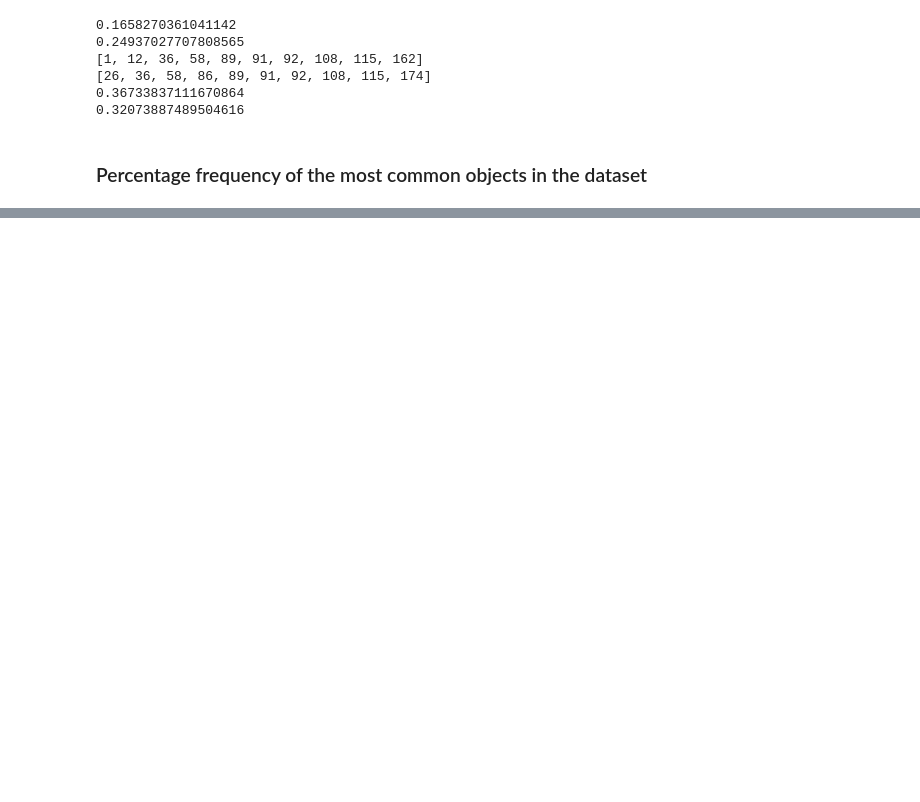
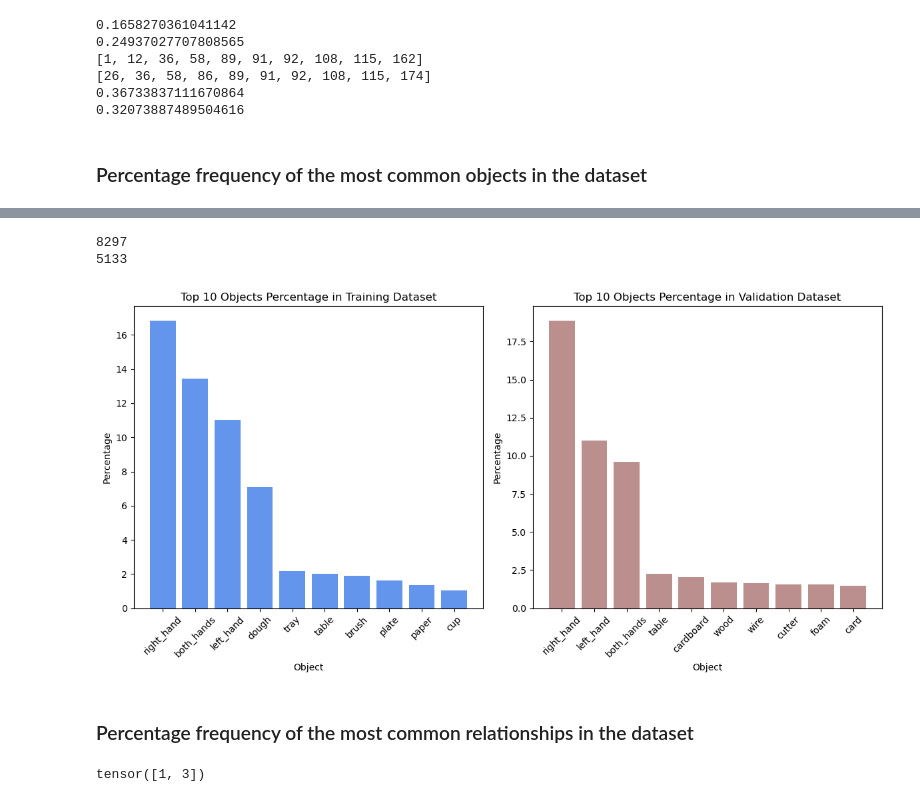
Before and after one commit to scoleri-mr/easg_classification, a Jupyter notebook: dataset_analysis.ipynb, the cells around one changed output, grey strips where cells are left out. Drawn from its saved outputs; the diff is of its cells as text; code cells hidden in the pictures; blank space fills up the shorter version.

```diff
--- a/dataset_analysis.ipynb
+++ b/dataset_analysis.ipynb
@@ -246,0 +252,75 @@ Validation dataset contains 166 graphs with multiple relationships objects (4.34
+# %%
+objs_list_val = []
+for el in val_original:
+    objs_list_val.append(el['obj_indices'])
+
+objs_list_train = []
+for el in train_original:
+    objs_list_train.append(el['obj_indices'])
+
+objs_list_train = torch.hstack(objs_list_train)
+objs_list_val = torch.hstack(objs_list_val)
+print(len(objs_list_train))
+print(len(objs_list_val))
+# %% [output]
+8297
+5133
+# %%
+import matplotlib.pyplot as plt
+from collections import Counter
+import pandas as pd
+
+# Create Counters for both train and validation datasets
+c_train = Counter(objs_list_train.tolist())
+c_val = Counter(objs_list_val.tolist())
+
+# Extract the top 10 objects for both train and validation datasets
+top10_objs_train = c_train.most_common(10)
+top10_objs_val = c_val.most_common(10)
+
+# Get the total counts for calculating percentages
+total_train_count = sum(c_train.values())
+total_val_count = sum(c_val.values())
+
+# Calculate percentages for training dataset
+train_objs, train_counts = zip(*top10_objs_train)
+train_percentages = [(count / total_train_count) * 100 for count in train_counts]
+
+# Calculate percentages for validation dataset
+val_objs, val_counts = zip(*top10_objs_val)
+val_percentages = [(count / total_val_count) * 100 for count in val_counts]
+
+# Map object indices to object names
+train_objs = [objs[obj_id] for obj_id in train_objs]
+val_objs = [objs[obj_id] for obj_id in val_objs]
+
+# Plot the bar charts separately for train and validation datasets
+fig, (ax1, ax2) = plt.subplots(1, 2, figsize=(12, 6))
+
+# Plot for training dataset
+ax1.bar(train_objs, train_percentages, color='cornflowerblue')
+ax1.set_title('Top 10 Objects Percentage in Training Dataset')
+ax1.set_xlabel('Object')
+ax1.set_ylabel('Percentage')
+
+# Plot for validation dataset
+ax2.bar(val_objs, val_percentages, color='rosybrown')
+ax2.set_title('Top 10 Objects Percentage in Validation Dataset')
+ax2.set_xlabel('Object')
+ax2.set_ylabel('Percentage')
+
+# Rotate x-axis labels for better readability
+plt.setp(ax1.xaxis.get_majorticklabels(), rotation=45)
+plt.setp(ax2.xaxis.get_majorticklabels(), rotation=45)
+
+# Adjust layout and show plot
+plt.tight_layout()
+plt.show()
+# %% [output]
+[figure, added]
+# %% [markdown]
+### Percentage frequency of the most common relationships in the dataset
+# %%
+train_original[0]['triplets'][:,2]
+# %% [output]
+tensor([1, 3])
```
Also changed, not shown: parts of 11 cells of this notebook.
